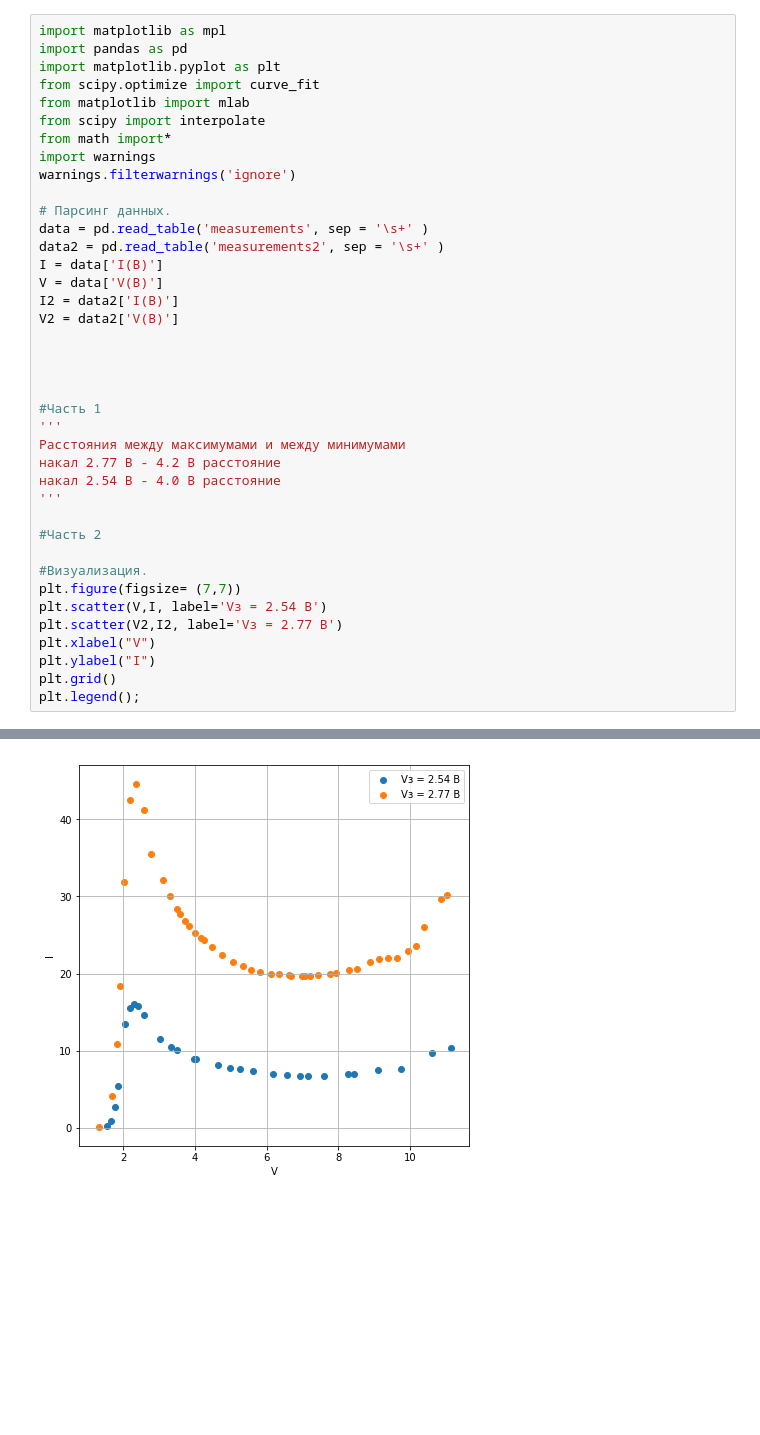
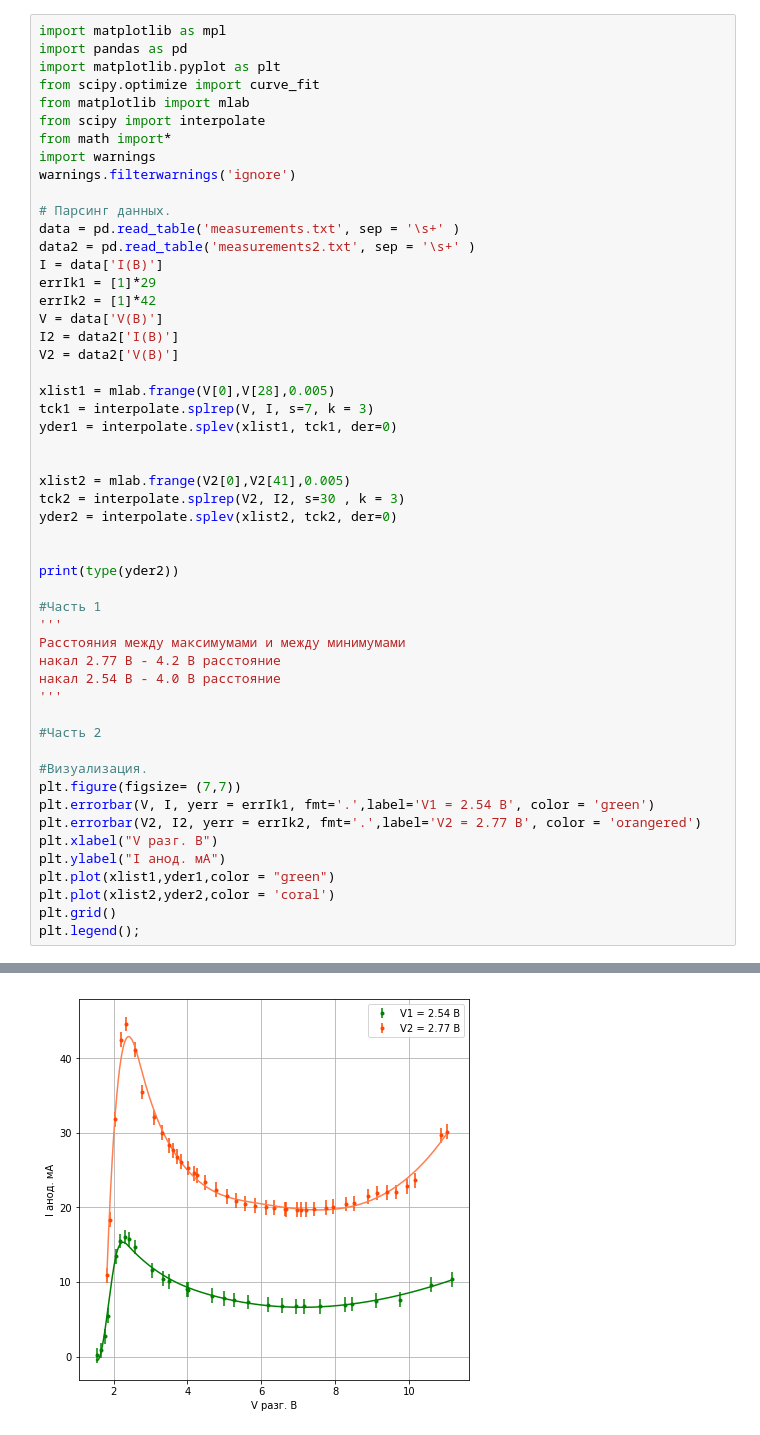
Before and after one commit to BertyWooster/LabsMIPT, a Jupyter notebook: Lab1_3/lab1_3.ipynb, the cells around one changed output, grey strips where cells are left out. Cells and saved outputs as stored; diff of their text form; blank space fills up the shorter version.

```diff
--- a/Lab1_3/lab1_3.ipynb
+++ b/Lab1_3/lab1_3.ipynb
@@ -10,15 +10,26 @@ import warnings
 warnings.filterwarnings('ignore')
 
 # Парсинг данных.
-data = pd.read_table('measurements', sep = '\s+' )
-data2 = pd.read_table('measurements2', sep = '\s+' )
+data = pd.read_table('measurements.txt', sep = '\s+' )
+data2 = pd.read_table('measurements2.txt', sep = '\s+' )
 I = data['I(B)']
+errIk1 = [1]*29
+errIk2 = [1]*42
 V = data['V(B)']
 I2 = data2['I(B)']
 V2 = data2['V(B)']
 
+xlist1 = mlab.frange(V[0],V[28],0.005)
+tck1 = interpolate.splrep(V, I, s=7, k = 3)
+yder1 = interpolate.splev(xlist1, tck1, der=0)
 
 
+xlist2 = mlab.frange(V2[0],V2[41],0.005)
+tck2 = interpolate.splrep(V2, I2, s=30 , k = 3)
+yder2 = interpolate.splev(xlist2, tck2, der=0)
+
+
+print(type(yder2))
 
 #Часть 1
 '''
@@ -31,10 +42,12 @@ V2 = data2['V(B)']
 
 #Визуализация.
 plt.figure(figsize= (7,7))
-plt.scatter(V,I, label='Vз = 2.54 B')
-plt.scatter(V2,I2, label='Vз = 2.77 B')
-plt.xlabel("V")
-plt.ylabel("I")
+plt.errorbar(V, I, yerr = errIk1, fmt='.',label='V1 = 2.54 B', color = 'green')
+plt.errorbar(V2, I2, yerr = errIk2, fmt='.',label='V2 = 2.77 B', color = 'orangered')
+plt.xlabel("V разг. В")
+plt.ylabel("I анод. мА")
+plt.plot(xlist1,yder1,color = "green")
+plt.plot(xlist2,yder2,color = 'coral')
 plt.grid()
 plt.legend();
 # %% [output]
@@ -41 +55 @@ plt.legend();
-[figure, old version]
+[figure, new version]
```
Also changed, not shown: parts of 3 cells of this notebook.
